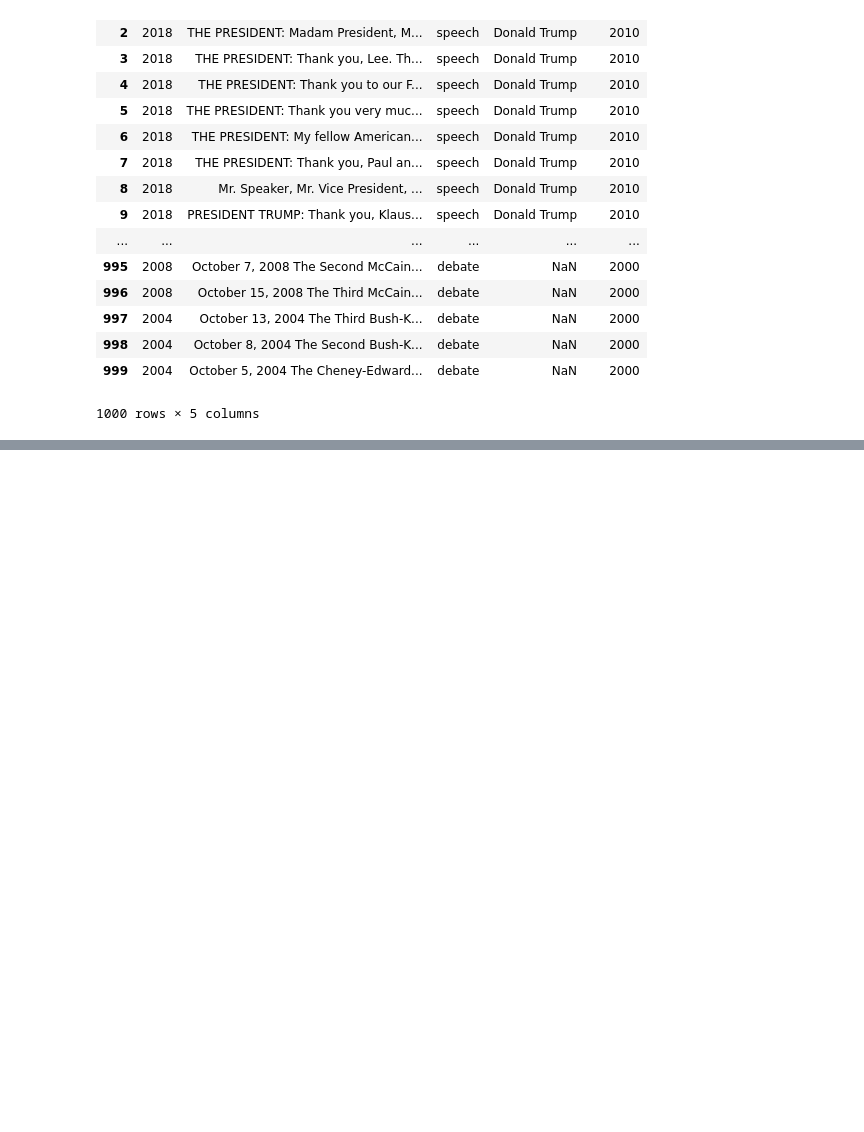
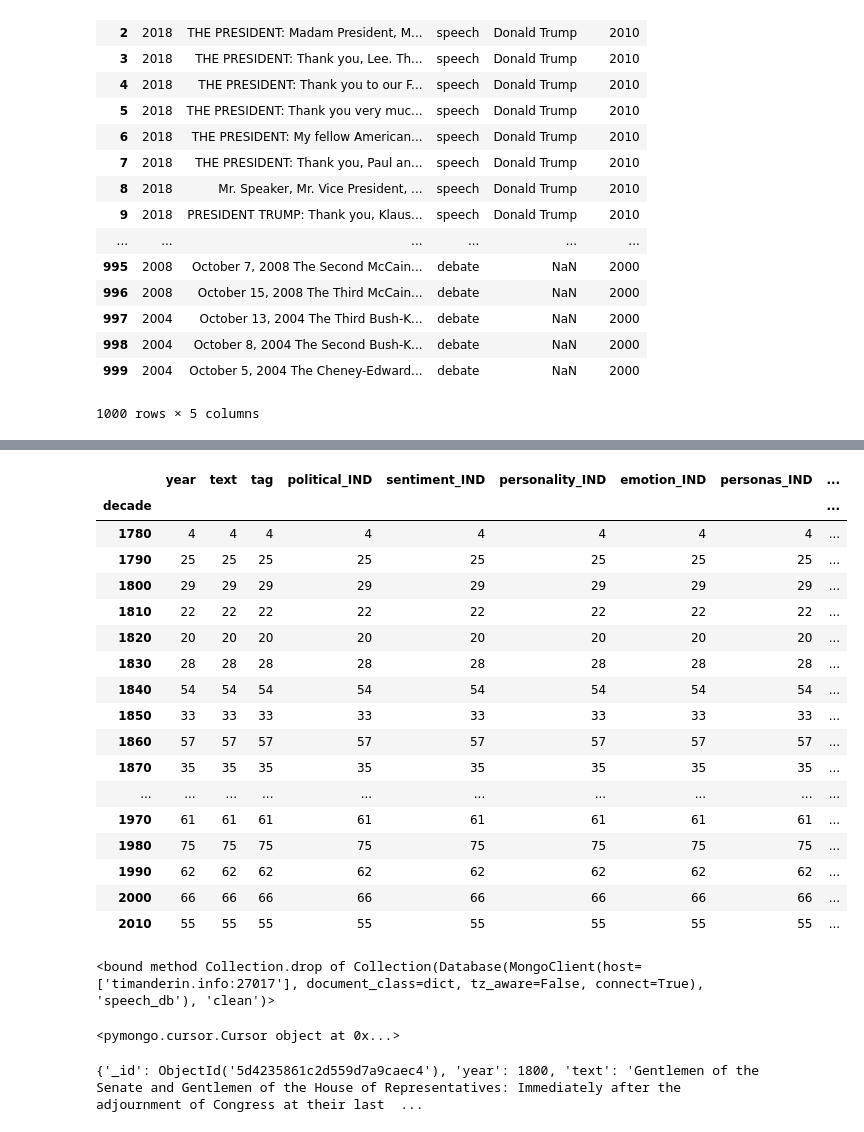
Before and after one commit to Barbara-Gordon/Final_Project, a Jupyter notebook: Erin/Untitled.ipynb, the cells around one changed output, grey strips where cells are left out. Drawn from its saved outputs; the diff is of its cells as text; code cells hidden in the pictures; blank space fills up the shorter version.

```diff
--- a/Erin/Untitled.ipynb
+++ b/Erin/Untitled.ipynb
@@ -251,13 +251,14 @@ print(results2[0])
 from sklearn.model_selection import train_test_split
 from sklearn.preprocessing import LabelEncoder, MaxAbsScaler
 from tensorflow.keras.utils import to_categorical
+from sklearn.feature_extraction.text import CountVectorizer
 
 X = df2['text']
 #X2 = prezDF['text']
 tf_vectorizer = CountVectorizer(min_df=2, max_df = .95 ,ngram_range = (1,3), stop_words='english')
 tf_vectorizer.fit(X)
 tf = tf_vectorizer.transform(X)
-y = df2['decade']
+y = df2['decade'].to_string()
 #y2 = prezDF['president']
 
 
@@ -507 +518,22 @@ df2.head(1)
+# %%
+df2.groupby('decade').count()
+# %% [output]
+|  | year | text | tag | political_IND | sentiment_IND | personality_IND | emotion_IND | personas_IND | ... |
+| decade |  |  |  |  |  |  |  |  | ... |
+| 1780 | 4 | 4 | 4 | 4 | 4 | 4 | 4 | 4 | ... |
+| 1790 | 25 | 25 | 25 | 25 | 25 | 25 | 25 | 25 | ... |
+| 1800 | 29 | 29 | 29 | 29 | 29 | 29 | 29 | 29 | ... |
+| 1810 | 22 | 22 | 22 | 22 | 22 | 22 | 22 | 22 | ... |
+| 1820 | 20 | 20 | 20 | 20 | 20 | 20 | 20 | 20 | ... |
+| 1830 | 28 | 28 | 28 | 28 | 28 | 28 | 28 | 28 | ... |
+| 1840 | 54 | 54 | 54 | 54 | 54 | 54 | 54 | 54 | ... |
+| 1850 | 33 | 33 | 33 | 33 | 33 | 33 | 33 | 33 | ... |
+| 1860 | 57 | 57 | 57 | 57 | 57 | 57 | 57 | 57 | ... |
+| 1870 | 35 | 35 | 35 | 35 | 35 | 35 | 35 | 35 | ... |
+| ... | ... | ... | ... | ... | ... | ... | ... | ... | ... |
+| 1970 | 61 | 61 | 61 | 61 | 61 | 61 | 61 | 61 | ... |
+| 1980 | 75 | 75 | 75 | 75 | 75 | 75 | 75 | 75 | ... |
+| 1990 | 62 | 62 | 62 | 62 | 62 | 62 | 62 | 62 | ... |
+| 2000 | 66 | 66 | 66 | 66 | 66 | 66 | 66 | 66 | ... |
+| 2010 | 55 | 55 | 55 | 55 | 55 | 55 | 55 | 55 | ... |
 # %%
@@ -522,0 +557,13 @@ for x in df2['year']:
+# %%
+speechDB.clean.drop
+# %% [output]
+<bound method Collection.drop of Collection(Database(MongoClient(host=['timanderin.info:27017'], document_class=dict, tz_aware=False, connect=True), 'speech_db'), 'clean')>
+# %%
+results = clean.find({'decade':1790})
+print(results)
+# %% [output]
+<pymongo.cursor.Cursor object at 0x...>
+# %%
+print(results[0])
+# %% [output]
+{'_id': ObjectId('5d4235861c2d559d7a9caec4'), 'year': 1800, 'text': 'Gentlemen of the Senate and Gentlemen of the House of Representatives: Immediately after the adjournment of Congress at their last  ...
```
Also changed, not shown: parts of 9 cells of this notebook.
